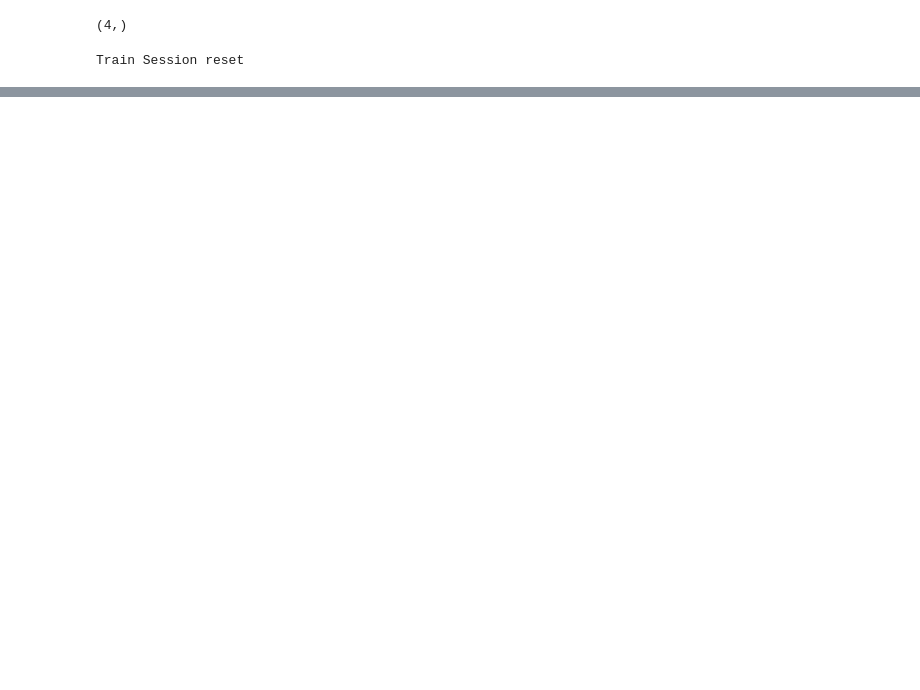
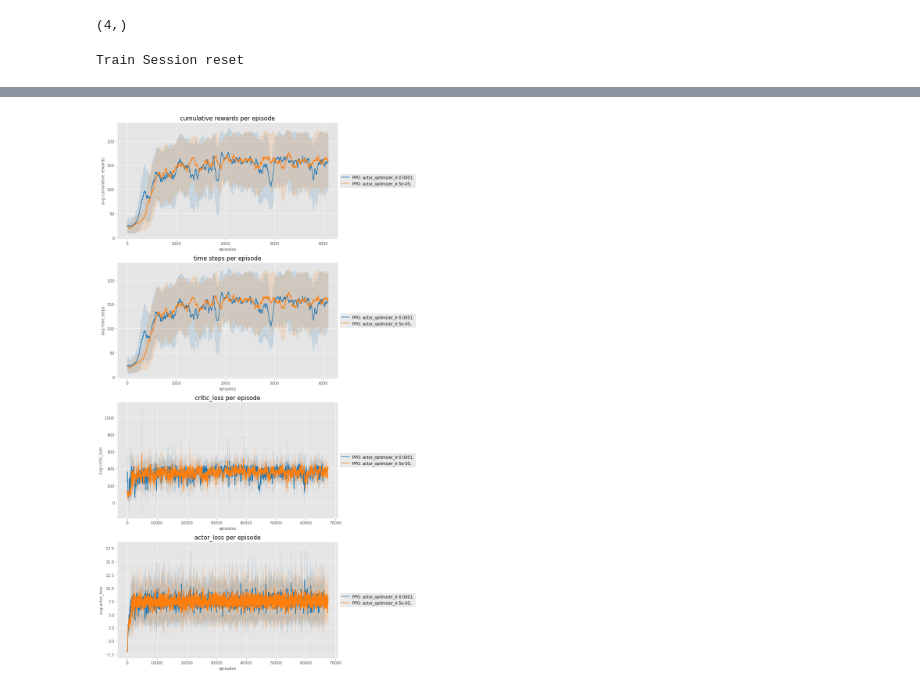
Before and after one commit to BenoitLeguay/PPO, a Jupyter notebook: CartPole-v0.ipynb, the cells around one changed output, grey strips where cells are left out. Drawn from its saved outputs; the diff is of its cells as text; code cells hidden in the pictures; blank space fills up the shorter version.

```diff
--- a/CartPole-v0.ipynb
+++ b/CartPole-v0.ipynb
@@ -85,5 +88,7 @@ graphical = False
 train_session.train(n_episode=n_episode, t_max_per_episode=t_max_per_episode,
                     graphical=graphical, agent_subset=agent_names)
 # %%
-train_session.plot_train(window=200, agent_subset=agent_names)
+train_session.plot_train(window=100, agent_subset=list(all_agent_names)[:2])
+# %% [output]
+[figure, added]
 # %%
```
Also changed, not shown: parts of 6 cells of this notebook, 5 other files.
